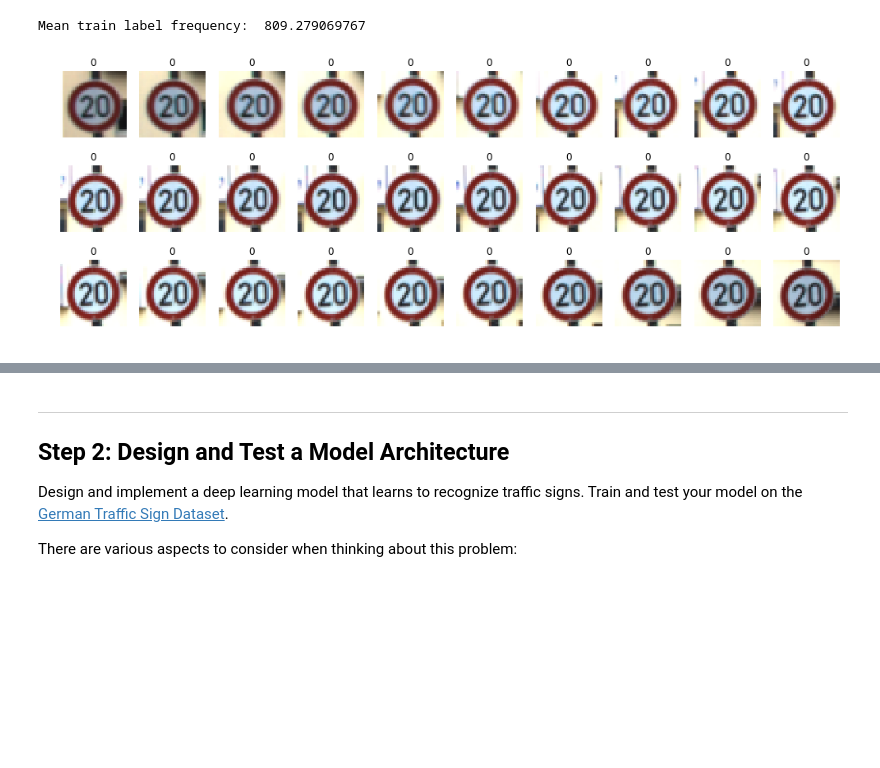
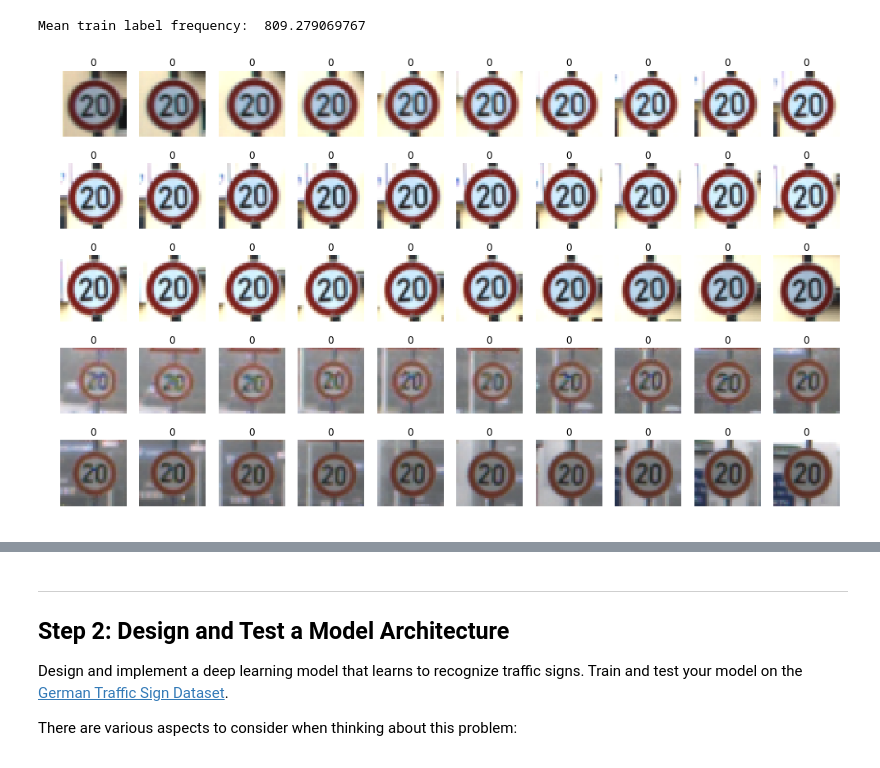
Before and after one commit to tmandzak/CarND-Traffic-Sign-Classifier-Project, a Jupyter notebook: Traffic_Sign_Classifier.ipynb, the cells around one changed output, grey strips where cells are left out. Drawn from its saved outputs; the diff is of its cells as text; code cells hidden in the pictures; blank space fills up the shorter version.

```diff
--- a/Traffic_Sign_Classifier.ipynb
+++ b/Traffic_Sign_Classifier.ipynb
@@ -149,7 +149,7 @@ print('Mean train label frequency: ',np.mean(hist[0]))
 # %% [output]
 Mean train label frequency:  809.279069767
 # %%
-draw_signs(image_sample_size = 30, sign=np.argmin(hist[0]))
+draw_signs(image_sample_size = 50, sign=np.argmin(hist[0]))
 # %% [output]
-[figure, old version]
+[figure, new version]
 # %%
```
Also changed, not shown: parts of 21 cells of this notebook, 4 other files.
